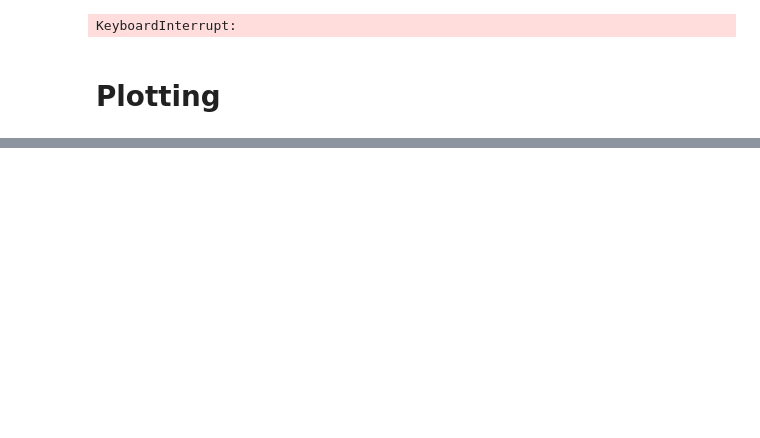
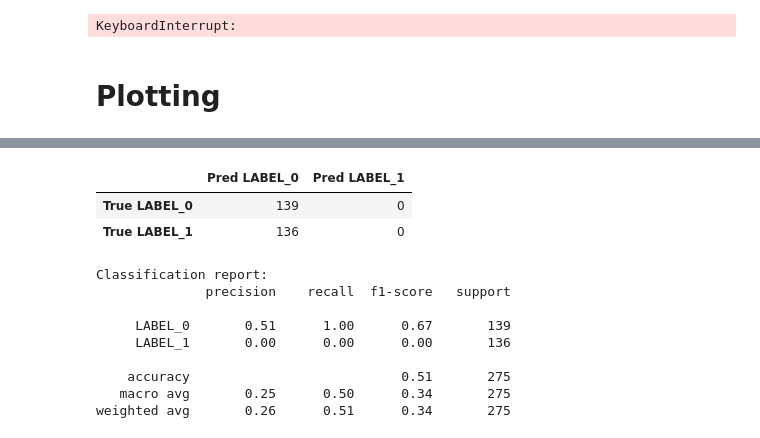
Before and after one commit to 00sen/codeBERT, a Jupyter notebook: src/codeBERT.ipynb, the cells around one changed output, grey strips where cells are left out. Drawn from its saved outputs; the diff is of its cells as text; code cells hidden in the pictures; blank space fills up the shorter version.

```diff
--- a/src/codeBERT.ipynb
+++ b/src/codeBERT.ipynb
@@ -51,7 +52,7 @@ Test size: 275
 ## Tokenization
 This section is meant to show the tokenization process for the bert transformer
 # %%
-tokenizer = AutoTokenizer.from_pretrained(MODEL_NAME)
+tokenizer = AutoTokenizer.from_pretrained(MODEL_NAME, use_fast=True)
 # %%
 print(tokenizer)
 # %% [output]
@@ -291,0 +345,39 @@ plt.show()
+# %%
+# 3️⃣  Confusion matrix & classification report
+y_true, y_pred = [], []
+
+model.eval()
+with torch.no_grad():
+    for batch in test_loader:
+        labels = batch["labels"].to(device)
+        inputs = {k: v.to(device) for k, v in batch.items() if k != "labels"}
+        logits = model(**inputs).logits
+        preds  = logits.argmax(dim=-1)
+
+        y_true.extend(labels.cpu().numpy())
+        y_pred.extend(preds.cpu().numpy())
+
+cm = confusion_matrix(y_true, y_pred)
+labels = list(model.config.id2label.values())  # ["0", "1"] or custom names
+
+# pretty print as a DataFrame
+df_cm = pd.DataFrame(cm,
+                     index=[f"True {l}" for l in labels],
+                     columns=[f"Pred {l}" for l in labels])
+display(df_cm.style.background_gradient(cmap="Blues").format("{:.0f}"))
+
+print("\nClassification report:")
+print(classification_report(y_true, y_pred, target_names=labels))
+# %% [output]
+|  | Pred LABEL_0 | Pred LABEL_1 |
+| True LABEL_0 | 139 | 0 |
+| True LABEL_1 | 136 | 0 |
+Classification report:
+              precision    recall  f1-score   support
+
+     LABEL_0       0.51      1.00      0.67       139
+     LABEL_1       0.00      0.00      0.00       136
+
+    accuracy                           0.51       275
+   macro avg       0.25      0.50      0.34       275
+weighted avg       0.26      0.51      0.34       275
```
Also changed, not shown: parts of 24 cells of this notebook.
